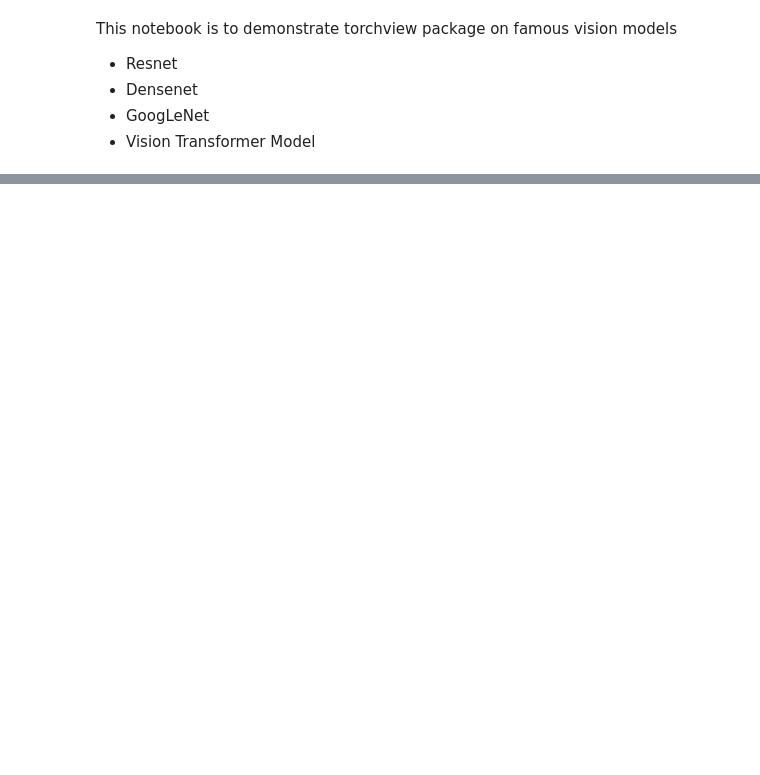
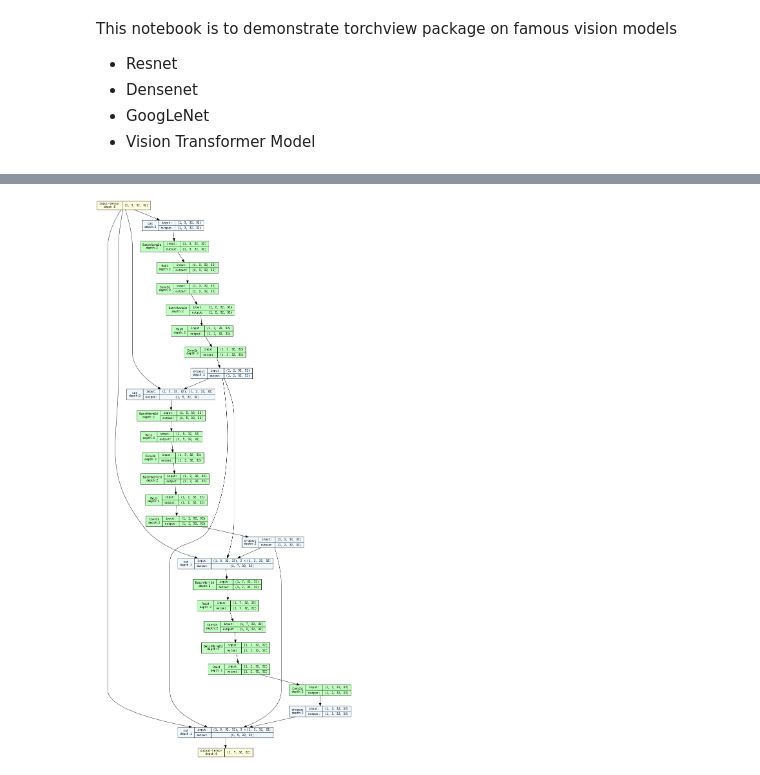
Before and after one commit to mert-kurttutan/torchview, a Jupyter notebook: docs/example_vision.ipynb, the cells around one changed output, grey strips where cells are left out. Cells and saved outputs as stored; diff of their text form; code cells hidden in the pictures; blank space fills up the shorter version.

```diff
--- a/docs/example_vision.ipynb
+++ b/docs/example_vision.ipynb
@@ -33,3 +37,7 @@ model_graph2.visual_graph
+# %%
+model_graph3.visual_graph
+# %% [output]
+[figure, added]
 # %%
 model_graph3 = draw_graph(GoogLeNet(init_weights=False), input_size=(1,3,32,32))
 # %%
```
Also changed, not shown: parts of 8 cells of this notebook.
